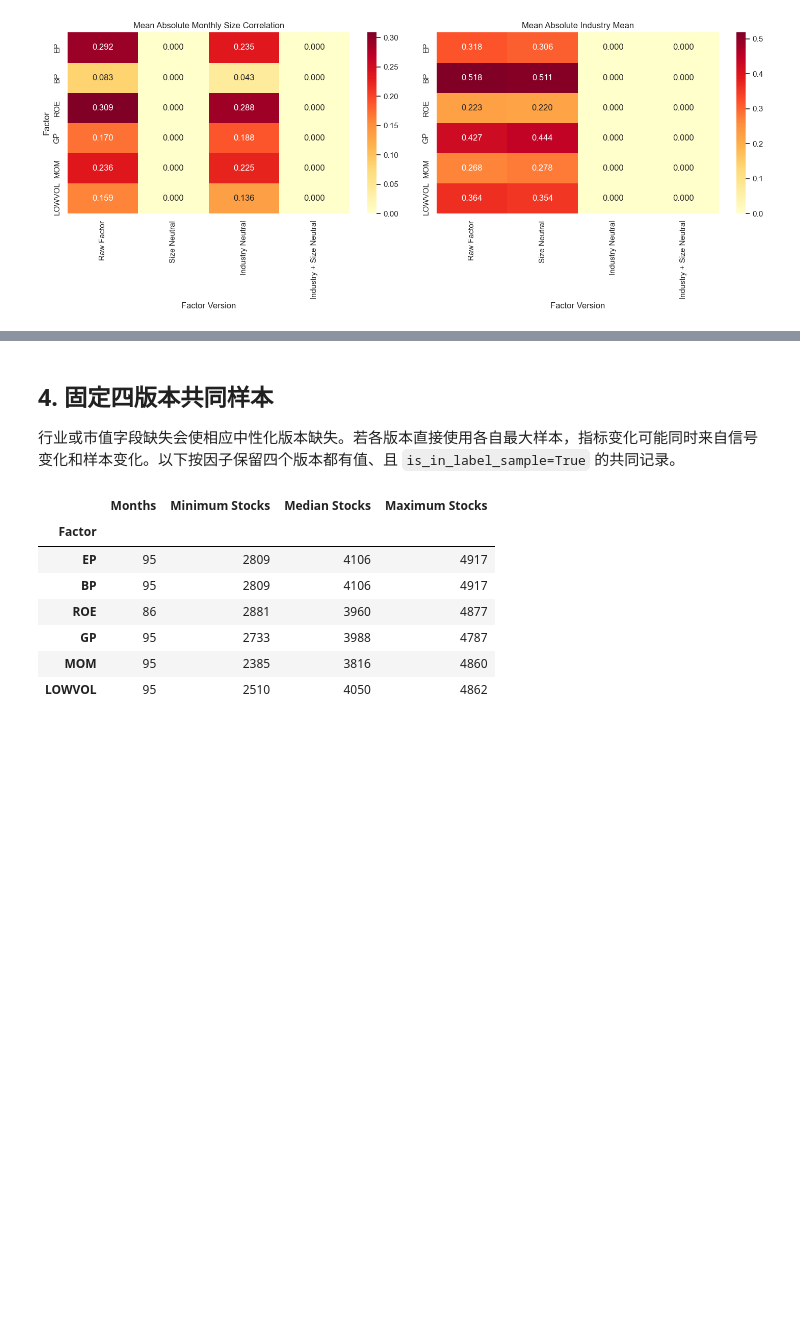
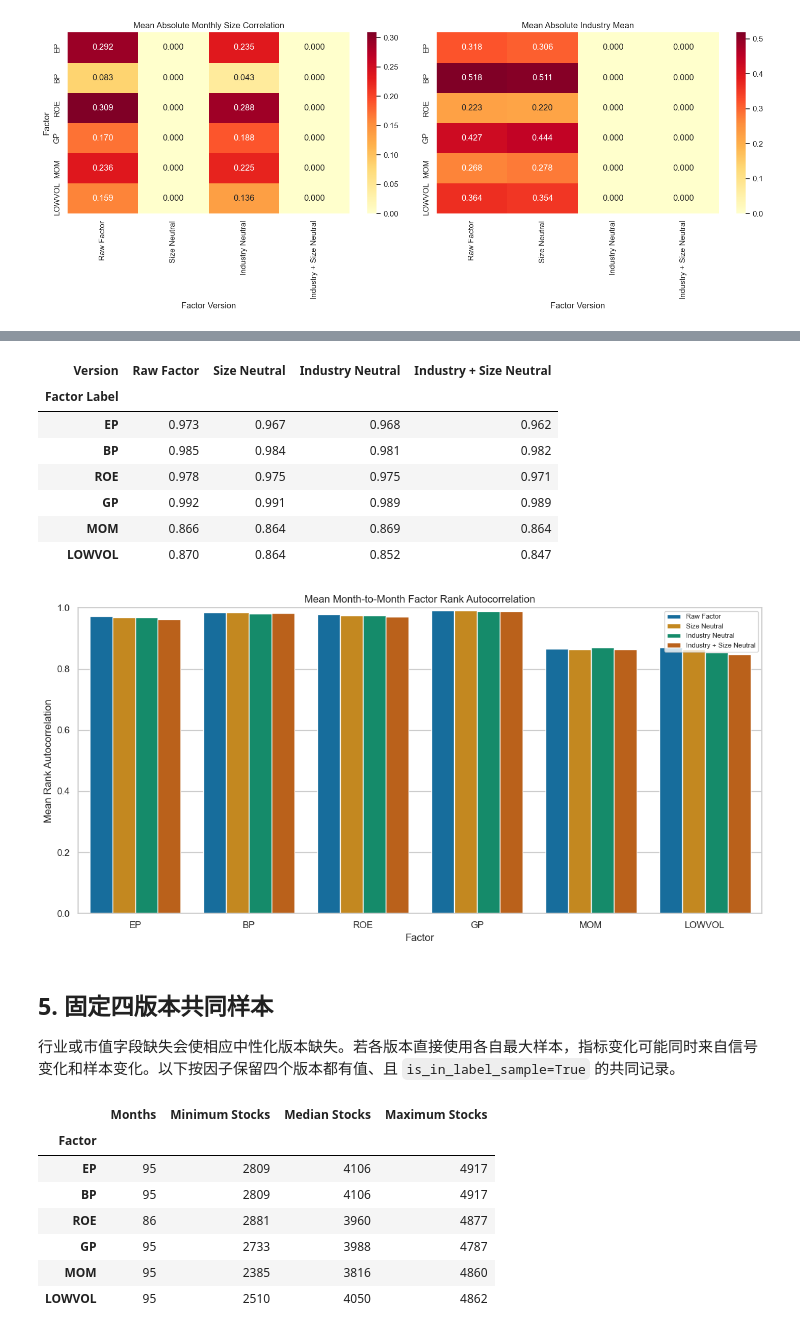
Before and after one commit to lizihan-zc/a-share-multifactor, a Jupyter notebook: notebooks/06_neutralization_and_robustness.ipynb, the cells around one changed output, grey strips where cells are left out. Cells and saved outputs as stored; diff of their text form; code cells hidden in the pictures; blank space fills up the shorter version.

```diff
--- a/notebooks/06_neutralization_and_robustness.ipynb
+++ b/notebooks/06_neutralization_and_robustness.ipynb
@@ -265,5 +361,77 @@ plt.show()
+# %%
+rank_autocorrelation_all = pd.concat(
+    rank_autocorrelation_parts, ignore_index=True
+)
+rank_autocorrelation_all.to_parquet(
+    PROCESSED_DIR / 'neutralization_factor_rank_autocorrelation.parquet',
+    index=False,
+)
+rank_autocorrelation_summary = (
+    rank_autocorrelation_all
+    .groupby(['Version', 'factor'], observed=True)
+    .agg(
+        Mean_Rank_Autocorrelation=('rank_autocorrelation', 'mean'),
+        Median_Rank_Autocorrelation=('rank_autocorrelation', 'median'),
+        Valid_Month_Pairs=('rank_autocorrelation', 'count'),
+        Median_Paired_Stocks=('n_stocks', 'median'),
+    )
+    .reset_index()
+)
+rank_autocorrelation_summary['Version'] = pd.Categorical(
+    rank_autocorrelation_summary['Version'], VERSIONS, ordered=True
+)
+rank_autocorrelation_summary['Factor Label'] = (
+    rank_autocorrelation_summary['factor'].map(FACTOR_LABELS)
+)
+rank_autocorrelation_summary['Factor Label'] = pd.Categorical(
+    rank_autocorrelation_summary['Factor Label'],
+    list(FACTOR_LABELS.values()), ordered=True,
+)
+rank_autocorrelation_summary = rank_autocorrelation_summary.sort_values(
+    ['Factor Label', 'Version']
+)
+rank_autocorrelation_summary.to_csv(
+    PROCESSED_DIR / 'neutralization_factor_rank_autocorrelation_summary.csv',
+    index=False,
+)
+mean_rank_autocorrelation = rank_autocorrelation_summary.pivot(
+    index='Factor Label', columns='Version',
+    values='Mean_Rank_Autocorrelation',
+)
+display(
+    mean_rank_autocorrelation.style.format('{:.3f}')
+    .background_gradient(cmap='YlGn', axis=1)
+)
+
+fig, ax = plt.subplots(figsize=(12, 6))
+sns.barplot(
+    data=rank_autocorrelation_summary,
+    x='Factor Label', y='Mean_Rank_Autocorrelation', hue='Version',
+    hue_order=VERSIONS, palette=VERSION_COLORS, errorbar=None, ax=ax,
+)
+ax.set_title('Mean Month-to-Month Factor Rank Autocorrelation')
+ax.set_xlabel('Factor')
+ax.set_ylabel('Mean Rank Autocorrelation')
+ax.set_ylim(0, 1)
+ax.legend(title='', fontsize=8)
+fig.tight_layout()
+fig.savefig(
+    FIGURES_DIR / 'neutralization_rank_autocorrelation_comparison.png',
+    dpi=160, bbox_inches='tight',
+)
+plt.show()
+# %% [output]
+| Version | Raw Factor | Size Neutral | Industry Neutral | Industry + Size Neutral |
+| Factor Label |  |  |  |  |
+| EP | 0.973 | 0.967 | 0.968 | 0.962 |
+| BP | 0.985 | 0.984 | 0.981 | 0.982 |
+| ROE | 0.978 | 0.975 | 0.975 | 0.971 |
+| GP | 0.992 | 0.991 | 0.989 | 0.989 |
+| MOM | 0.866 | 0.864 | 0.869 | 0.864 |
+| LOWVOL | 0.870 | 0.864 | 0.852 | 0.847 |
+[figure, added]
 # %% [markdown]
-## 4. 固定四版本共同样本
+## 5. 固定四版本共同样本
 
 行业或市值字段缺失会使相应中性化版本缺失。若各版本直接使用各自最大样本，指标变化可能同时来自信号变化和样本变化。以下按因子保留四个版本都有值、且 `is_in_label_sample=True` 的共同记录。
 # %%
```
Also changed, not shown: parts of 8 cells of this notebook, 2 other files.
